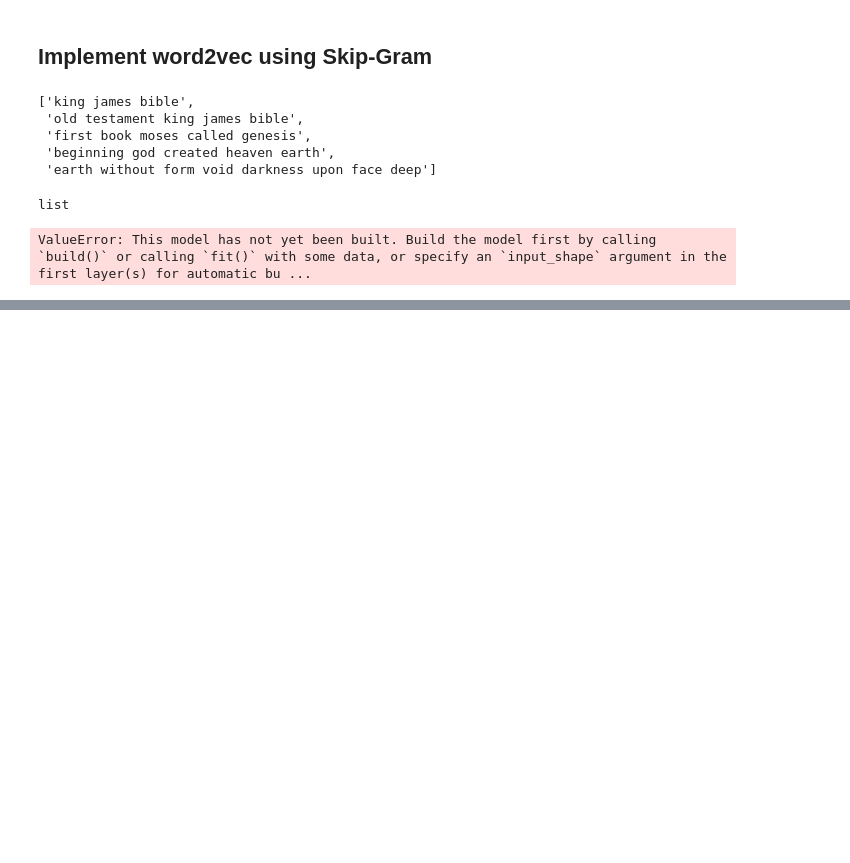
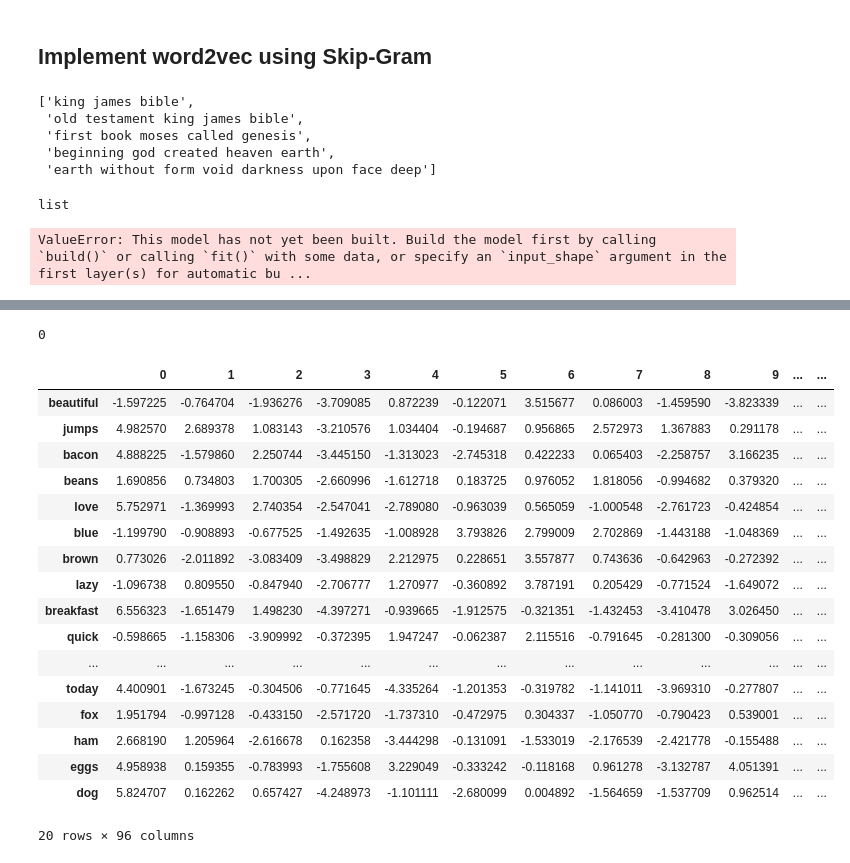
Before and after one commit to VictorXXXXX/NLP-in-Finance, a Jupyter notebook: Word_Embedding.ipynb, the cells around one changed output, grey strips where cells are left out. Saved outputs shown, nothing was run; the diff lists cells and outputs as text; code cells hidden in the pictures; blank space fills up the shorter version.

```diff
--- a/Word_Embedding.ipynb
+++ b/Word_Embedding.ipynb
@@ -435,0 +459,3 @@ for epoch in range(1, 6):
+# %%
+import en_core_web_sm
+nlp = en_core_web_sm.load()
@@ -435,0 +464,29 @@ for epoch in range(1, 6):
+# %%
+total_vectors
+# %% [output]
+0
+# %%
+unique_words = list(set([word for sublist in [doc.split() for doc in norm_corpus] for word in sublist]))
+# %%
+word_glove_vectors = np.array([nlp(word).vector for word in unique_words])
+# %%
+pd.DataFrame(word_glove_vectors, index=unique_words)
+# %% [output]
+|  | 0 | 1 | 2 | 3 | 4 | 5 | 6 | 7 | 8 | 9 | ... | ... |
+| beautiful | -1.597225 | -0.764704 | -1.936276 | -3.709085 | 0.872239 | -0.122071 | 3.515677 | 0.086003 | -1.459590 | -3.823339 | ... | ... |
+| jumps | 4.982570 | 2.689378 | 1.083143 | -3.210576 | 1.034404 | -0.194687 | 0.956865 | 2.572973 | 1.367883 | 0.291178 | ... | ... |
+| bacon | 4.888225 | -1.579860 | 2.250744 | -3.445150 | -1.313023 | -2.745318 | 0.422233 | 0.065403 | -2.258757 | 3.166235 | ... | ... |
+| beans | 1.690856 | 0.734803 | 1.700305 | -2.660996 | -1.612718 | 0.183725 | 0.976052 | 1.818056 | -0.994682 | 0.379320 | ... | ... |
+| love | 5.752971 | -1.369993 | 2.740354 | -2.547041 | -2.789080 | -0.963039 | 0.565059 | -1.000548 | -2.761723 | -0.424854 | ... | ... |
+| blue | -1.199790 | -0.908893 | -0.677525 | -1.492635 | -1.008928 | 3.793826 | 2.799009 | 2.702869 | -1.443188 | -1.048369 | ... | ... |
+| brown | 0.773026 | -2.011892 | -3.083409 | -3.498829 | 2.212975 | 0.228651 | 3.557877 | 0.743636 | -0.642963 | -0.272392 | ... | ... |
+| lazy | -1.096738 | 0.809550 | -0.847940 | -2.706777 | 1.270977 | -0.360892 | 3.787191 | 0.205429 | -0.771524 | -1.649072 | ... | ... |
+| breakfast | 6.556323 | -1.651479 | 1.498230 | -4.397271 | -0.939665 | -1.912575 | -0.321351 | -1.432453 | -3.410478 | 3.026450 | ... | ... |
+| quick | -0.598665 | -1.158306 | -3.909992 | -0.372395 | 1.947247 | -0.062387 | 2.115516 | -0.791645 | -0.281300 | -0.309056 | ... | ... |
+| ... | ... | ... | ... | ... | ... | ... | ... | ... | ... | ... | ... | ... |
+| today | 4.400901 | -1.673245 | -0.304506 | -0.771645 | -4.335264 | -1.201353 | -0.319782 | -1.141011 | -3.969310 | -0.277807 | ... | ... |
+| fox | 1.951794 | -0.997128 | -0.433150 | -2.571720 | -1.737310 | -0.472975 | 0.304337 | -1.050770 | -0.790423 | 0.539001 | ... | ... |
+| ham | 2.668190 | 1.205964 | -2.616678 | 0.162358 | -3.444298 | -0.131091 | -1.533019 | -2.176539 | -2.421778 | -0.155488 | ... | ... |
+| eggs | 4.958938 | 0.159355 | -0.783993 | -1.755608 | 3.229049 | -0.333242 | -0.118168 | 0.961278 | -3.132787 | 4.051391 | ... | ... |
+| dog | 5.824707 | 0.162262 | 0.657427 | -4.248973 | -1.101111 | -2.680099 | 0.004892 | -1.564659 | -1.537709 | 0.962514 | ... | ... |
+20 rows × 96 columns
```
Also changed, not shown: parts of 14 cells of this notebook.
